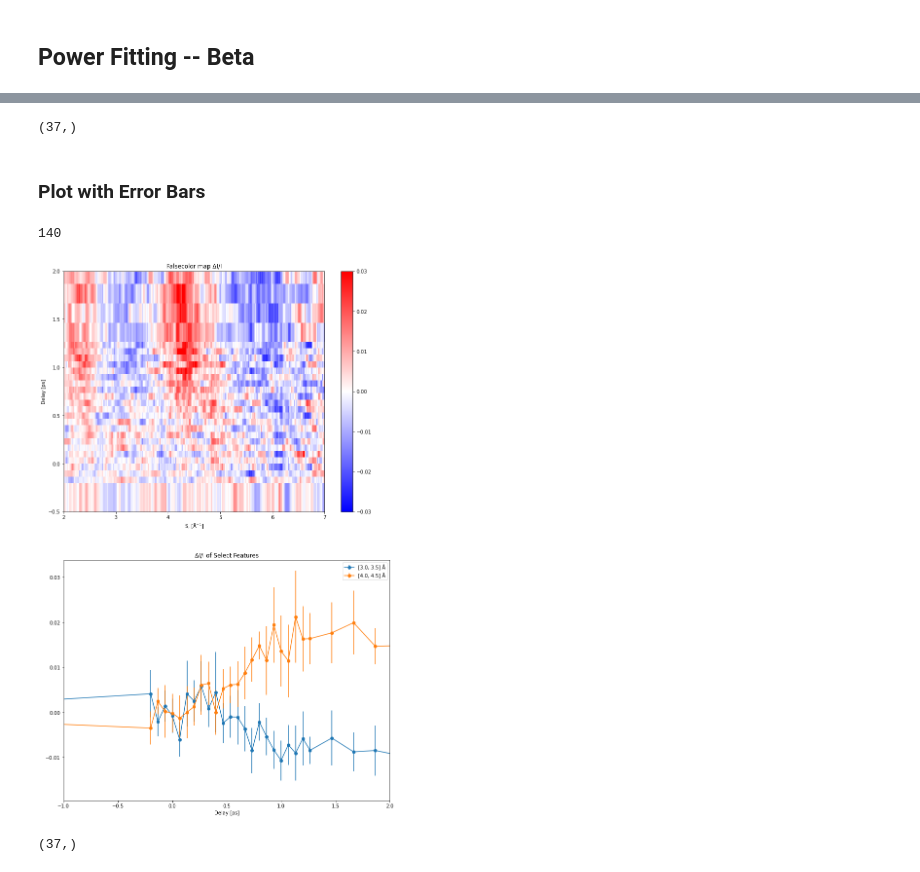
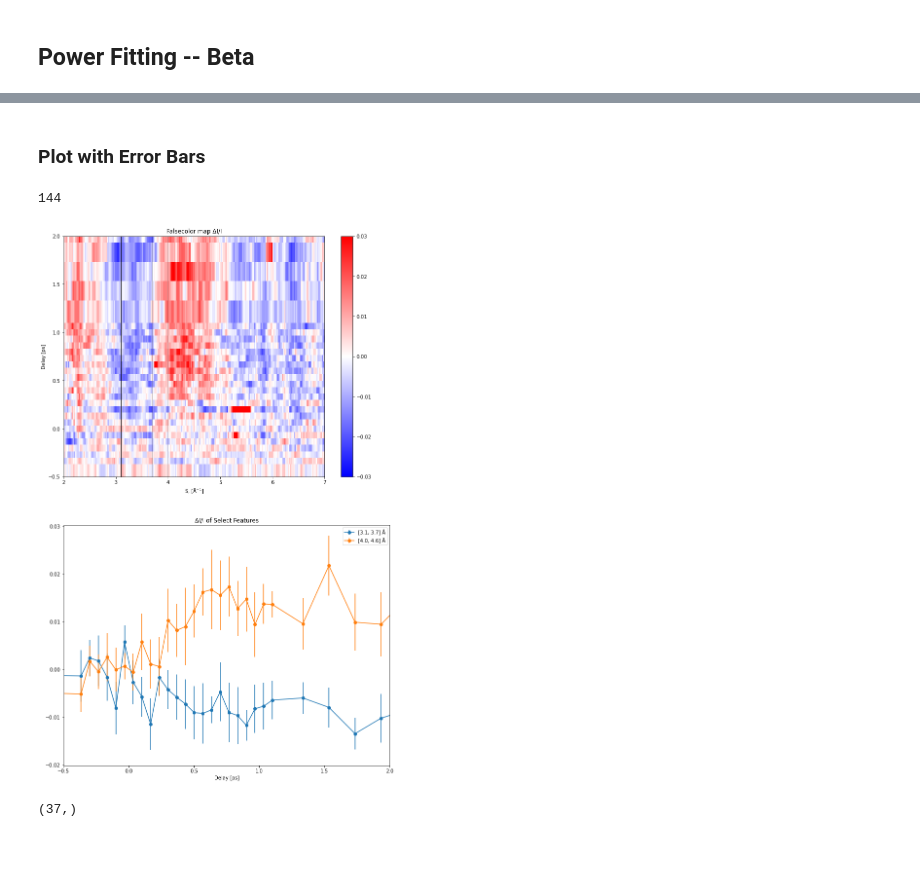
Before and after one commit to lheald2/gued, a Jupyter notebook: GUED_Analysis_LFH.ipynb, the cells around one changed output, grey strips where cells are left out. Drawn from its saved outputs; the diff is of its cells as text; code cells hidden in the pictures.

```diff
--- a/GUED_Analysis_LFH.ipynb
+++ b/GUED_Analysis_LFH.ipynb
@@ -1215,6 +1204,6 @@ print(ring_mask_data.shape)
 # %%
 hole_center = (450, 440)
-inner_radius = 40
+inner_radius = 30
 outer_radius = 590
 data_ave_raw = np.mean(ring_mask_data,axis=0);
 ring_mask_data = detectorMask(ring_mask_data, hole_center, inner_radius, outer_radius, plot_image = True)
@@ -1401,7 +1390,7 @@ stage_ave.shape
 x_centers = []
 y_centers = []
 for i in range(len(stage_ave)):
-    center = find_beam_center(stage_ave[i])
+    center = find_beam_center(stage_ave[i],center=[570,500],r=150)
     x_centers.append(center[0])
     y_centers.append(center[1])
     if i%1 == 0:
@@ -1470,14 +1459,14 @@ plt.show();
 Doesn't work... Throws error about _index 1034 is out of bounds for axis 0 with size 1024_ which I'm guessing means it is finding the center to be outside of the image frame??
 # %%
 %%time
-temp_data = good_data
+temp_data = good_data[0:100]
 x_centers = []
 y_centers = []
 for i in range(len(good_data)):
-    center = find_beam_center(temp_data[i])
+    center = find_beam_center(temp_data[i], center=[570,500],r=150)
     x_centers.append(center[0])
     y_centers.append(center[1])
-    if i%100 == 0:
+    if i%10 == 0:
         print('Found center of ', str(center), ' of file # ', str(i))
 x_centers = np.array(x_centers)
 y_centers = np.array(y_centers)
@@ -1676,8 +1665,8 @@ array([108.  , 108.01, 108.6 , 108.61, 108.62, 108.63, 108.64, 108.65,
 # (3) Plot the figure: Plot the time-dependent signal
 angs = '\u00C5'; # angstrom sign
 s_cali = 0.0225 # S calibration in experiment
-#posi_0    = 154.4 # The reference T0
-posi_0 = 108.63
+posi_0    = 154.4 # The reference T0
+#posi_0 = 108.63
 s = np.arange(0,len(azi_data[0]))*s_cali # The Q axis
 realtime = (uni_stage-posi_0)/0.15  # Delay axis in ps
 
@@ -1766,41 +1757,41 @@ plt.show()
-# %%
-std_1.shape
-# %% [output]
-(37,)
 # %% [markdown]
 ### Plot with Error Bars
 # %%
+RoI_1 = [3.1, 3.7];
+RoI_2 = [4.0, 4.6];
+print(round(RoI_1[0]/0.0215))
+Inte_1 = corrected[:,round(RoI_1[0]/s_cali):round(RoI_1[1]/s_cali)].mean(axis=1);
+std_1 = corrected[:,round(RoI_1[0]/s_cali):round(RoI_1[1]/s_cali)].std(axis=1)
+Inte_2 = corrected[:,round(RoI_2[0]/s_cali):round(RoI_2[1]/s_cali)].mean(axis=1);
+std_2 = corrected[:,round(RoI_2[0]/s_cali):round(RoI_2[1]/s_cali)].std(axis=1);
+
 plt.figure(figsize=(12,20))
 plt.subplot(2,1,1)
 plt.pcolor(s,realtime,corrected,cmap='bwr');
+plt.axvline(x = RoI_1[0], color = 'k', linestyle = '-',linewidth=1);
+plt.axvline(x = RoI_1[1], color = 'k', linestyle = '-',linewidth=1);
+plt.axvline(x = RoI_2[0], color = 'k', linestyle = '-',linewidth=1);
+plt.axvline(x = RoI_2[1], color = 'k', linestyle = '-',linewidth=1);
 plt.clim(vmin=-0.03, vmax=0.03);
 plt.colorbar()
 plt.ylim(-0.5, 2)
 plt.xlim(2,7)
 plt.xlabel(r'S, ['+angs+'$^{-1}$]');plt.ylabel('Delay [ps]');
 plt.title('Falsecolor map ΔI/I')
 
-
-RoI_1 = [3.0, 3.5];
-RoI_2 = [4.0, 4.5];
-print(round(RoI_1[0]/0.0215))
-Inte_1 = corrected[:,round(RoI_1[0]/s_cali):round(RoI_1[1]/s_cali)].mean(axis=1);
-std_1 = corrected[:,round(RoI_1[0]/s_cali):round(RoI_1[1]/s_cali)].std(axis=1)
-Inte_2 = corrected[:,round(RoI_2[0]/s_cali):round(RoI_2[1]/s_cali)].mean(axis=1);
-std_2 = corrected[:,round(RoI_2[0]/s_cali):round(RoI_2[1]/s_cali)].std(axis=1);
 plt.subplot(2,1,2)
 #plt.errorbar(realtime,Inte_1,'-*', yerr=std_1, linewidth=3, label=str(RoI_1)+' '+angs);
 #plt.errorbar(realtime,Inte_2,'-*', yerr=std_2, linewidth=3, label=str(RoI_2)+' '+angs);
 plt.errorbar(realtime,Inte_1, yerr=std_1,  fmt='-o',  label=str(RoI_1)+' '+angs);
 plt.errorbar(realtime,Inte_2, yerr=std_2,  fmt='-o', label=str(RoI_2)+' '+angs);
-plt.xlim(-1, 2)
+plt.xlim(-0.5, 2)
 plt.legend()
 plt.xlabel('Integrated Yield [arb.]');plt.xlabel('Delay [ps]');plt.title('ΔI/I of Select Features')
 
 plt.show()
 # %% [output]
-140
+144
-[figure, old version]
+[figure, new version]
 # %%
 time1 =realtime
 t0_1= Inte_2-Inte_1
```
Also changed, not shown: parts of 39 cells of this notebook, 2 other files.
